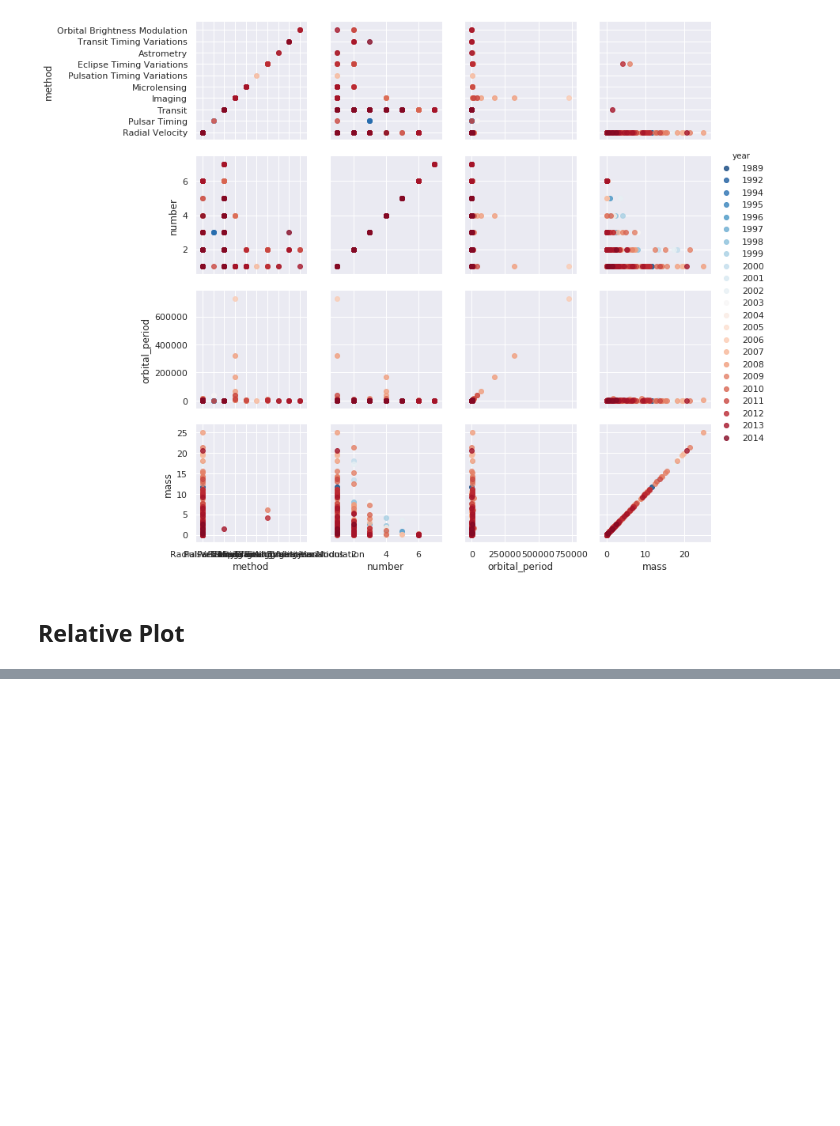
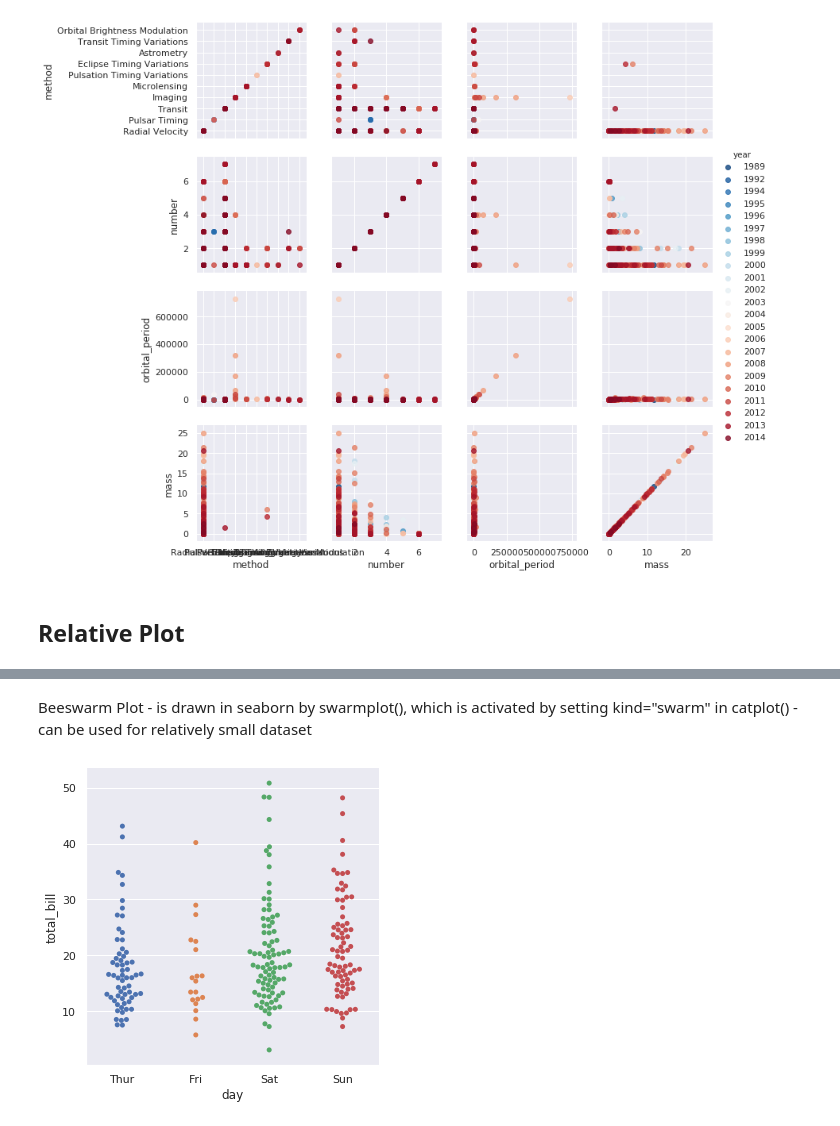
Before and after one commit to Deepshikha05/Visualization-in-Python, a Jupyter notebook: seaborn/seaborn.ipynb, the cells around one changed output, grey strips where cells are left out. Cells and saved outputs as stored; diff of their text form; code cells hidden in the pictures; blank space fills up the shorter version.

```diff
--- a/seaborn/seaborn.ipynb
+++ b/seaborn/seaborn.ipynb
@@ -249,0 +262,6 @@ g.fig.autofmt_xdate()
+# %% [markdown]
+Beeswarm Plot - is drawn in seaborn by swarmplot(), which is activated by setting kind="swarm" in catplot() - can be used for relatively small dataset
+# %%
+sns.catplot(x="day", y="total_bill", kind="swarm", data=tips);
+# %% [output]
+[figure, added]
```
Also changed, not shown: parts of 46 cells of this notebook.
